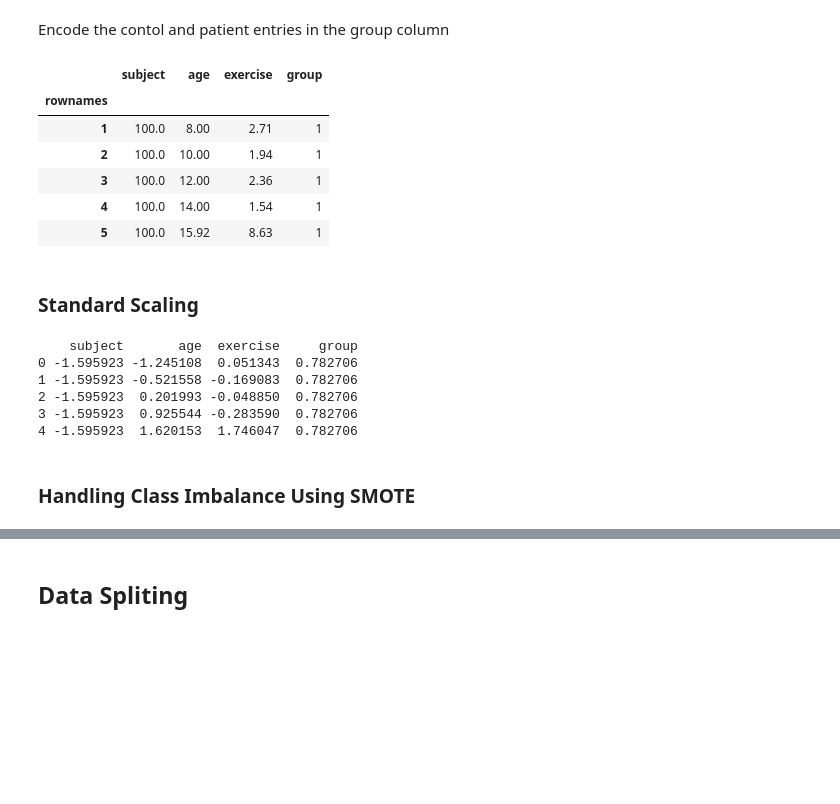
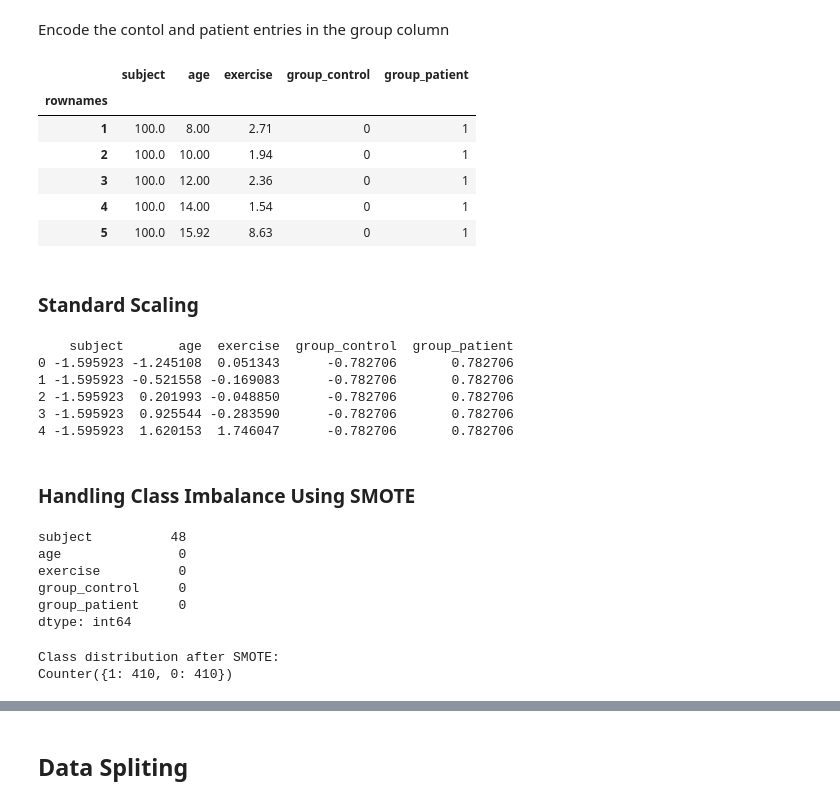
Before and after one commit to CessNgunjiri/Project, a Jupyter notebook: cecilia.ipynb, the cells around one changed output, grey strips where cells are left out. Saved outputs shown, nothing was run; the diff lists cells and outputs as text; code cells hidden in the pictures; blank space fills up the shorter version.

Commit message:
made corrections on encoding, used one hot encoder now

```diff
--- a/cecilia.ipynb
+++ b/cecilia.ipynb
@@ -397,17 +397,30 @@ The control group has around 350  subjects, where as the patient group has aroun
 # %% [markdown]
 Encode the contol and patient entries in the group column
 # %%
-# Map the 'group' column to numerical values
-data["group"] = data["group"].map({"control": 0, "patient": 1})
-data.head()
+# # Map the 'group' column to numerical values
+# data["group"] = data["group"].map({"control": 0, "patient": 1})
+# data.head()
-# %% [output]
-|  | subject | age | exercise | group |
-| rownames |  |  |  |  |
-| 1 | 100.0 | 8.00 | 2.71 | 1 |
-| 2 | 100.0 | 10.00 | 1.94 | 1 |
-| 3 | 100.0 | 12.00 | 2.36 | 1 |
-| 4 | 100.0 | 14.00 | 1.54 | 1 |
-| 5 | 100.0 | 15.92 | 8.63 | 1 |
+# %%
+
+# Drop any existing one-hot-encoded columns for 'group' if they exist
+data = data.drop(columns=[col for col in data.columns if col.startswith("group_")], errors='ignore')
+
+# Apply one-hot encoding
+group_one_hot = pd.get_dummies(data["group"], prefix="group")
+data = pd.concat([data, group_one_hot], axis=1)
+
+# Drop the original 'group' column
+data = data.drop(columns=["group"])
+
+data.head()
+# %% [output]
+|  | subject | age | exercise | group_control | group_patient |
+| rownames |  |  |  |  |  |
+| 1 | 100.0 | 8.00 | 2.71 | 0 | 1 |
+| 2 | 100.0 | 10.00 | 1.94 | 0 | 1 |
+| 3 | 100.0 | 12.00 | 2.36 | 0 | 1 |
+| 4 | 100.0 | 14.00 | 1.54 | 0 | 1 |
+| 5 | 100.0 | 15.92 | 8.63 | 0 | 1 |
 # %% [markdown]
 ### Standard Scaling
 # %%
@@ -425,14 +438,39 @@ scaled_df = pd.DataFrame(scaled_data, columns=data.columns)
 
 print(scaled_df.head())
 # %% [output]
-    subject       age  exercise     group
-0 -1.595923 -1.245108  0.051343  0.782706
-1 -1.595923 -0.521558 -0.169083  0.782706
-2 -1.595923  0.201993 -0.048850  0.782706
-3 -1.595923  0.925544 -0.283590  0.782706
-4 -1.595923  1.620153  1.746047  0.782706
+    subject       age  exercise  group_control  group_patient
+0 -1.595923 -1.245108  0.051343      -0.782706       0.782706
+1 -1.595923 -0.521558 -0.169083      -0.782706       0.782706
+2 -1.595923  0.201993 -0.048850      -0.782706       0.782706
+3 -1.595923  0.925544 -0.283590      -0.782706       0.782706
+4 -1.595923  1.620153  1.746047      -0.782706       0.782706
 # %% [markdown]
 ### Handling Class Imbalance Using SMOTE
+# %%
+scaled_df.isna().sum()
+# %% [output]
+subject          48
+age               0
+exercise          0
+group_control     0
+group_patient     0
+dtype: int64
+# %%
+# Drop rows with NaN values
+data_cleaned = data.dropna()
+
+# Split into features and target
+X = data_cleaned.drop(columns=["group_control", "group_patient"])
+y = data_cleaned["group_patient"]
+
+# Continue with train-test split and SMOTE
+X_train, X_test, y_train, y_test = train_test_split(X, y, test_size=0.3, random_state=42, stratify=y)
+smote = SMOTE(random_state=42)
+X_train_resampled, y_train_resampled = smote.fit_resample(X_train, y_train)
+print(f"Class distribution after SMOTE: \n{Counter(y_train_resampled)}")
+# %% [output]
+Class distribution after SMOTE:
+Counter({1: 410, 0: 410})
 # %%
 from imblearn.over_sampling import SMOTE
 
```
Also changed, not shown: parts of 13 cells of this notebook.
